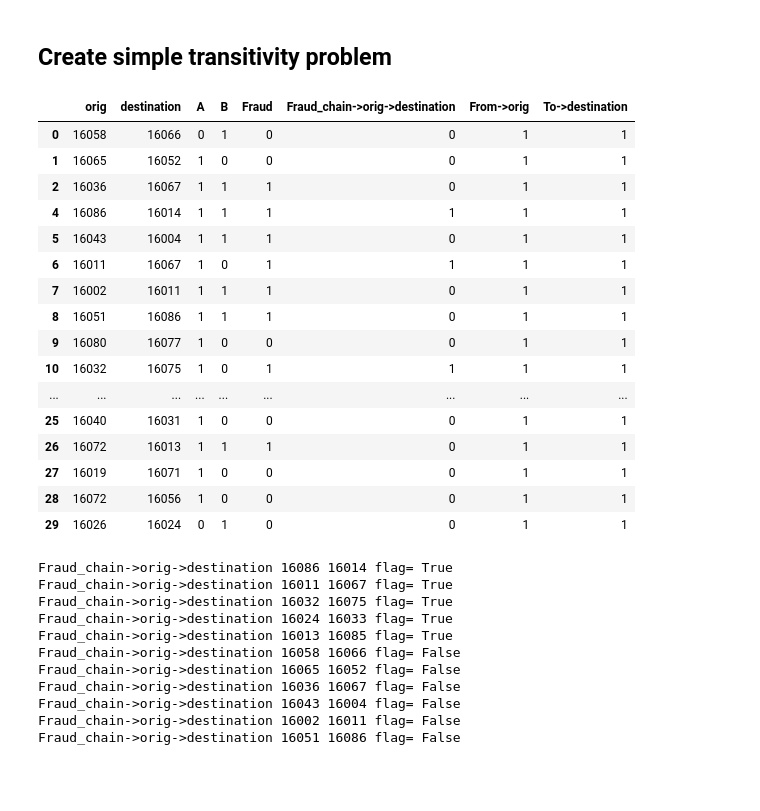
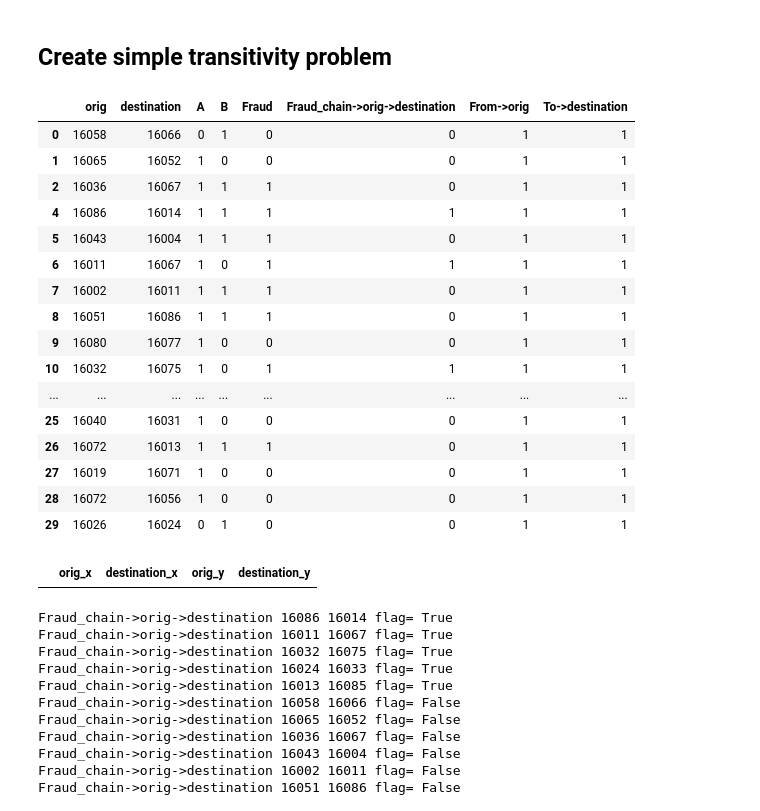
Before and after one commit to wolfbrr/ThesisDS, a Jupyter notebook: create_chain_fraud_no_merchants.ipynb, the cells around one changed output. Drawn from its saved outputs; the diff is of its cells as text; code cells hidden in the pictures; blank space fills up the shorter version.

```diff
--- a/create_chain_fraud_no_merchants.ipynb
+++ b/create_chain_fraud_no_merchants.ipynb
@@ -164,26 +164,31 @@ To->destination 28 16056 flag= True
 To->destination 29 16024 flag= True
 # %% [markdown]
 ## Create simple transitivity problem
+# %%
+df
+# %% [output]
+|  | orig | destination | A | B | Fraud | Fraud_chain->orig->destination | From->orig | To->destination |
+| 0 | 16058 | 16066 | 0 | 1 | 0 | 0 | 1 | 1 |
+| 1 | 16065 | 16052 | 1 | 0 | 0 | 0 | 1 | 1 |
+| 2 | 16036 | 16067 | 1 | 1 | 1 | 0 | 1 | 1 |
+| 4 | 16086 | 16014 | 1 | 1 | 1 | 1 | 1 | 1 |
+| 5 | 16043 | 16004 | 1 | 1 | 1 | 0 | 1 | 1 |
+| 6 | 16011 | 16067 | 1 | 0 | 1 | 1 | 1 | 1 |
+| 7 | 16002 | 16011 | 1 | 1 | 1 | 0 | 1 | 1 |
+| 8 | 16051 | 16086 | 1 | 1 | 1 | 0 | 1 | 1 |
+| 9 | 16080 | 16077 | 1 | 0 | 0 | 0 | 1 | 1 |
+| 10 | 16032 | 16075 | 1 | 0 | 1 | 1 | 1 | 1 |
+| ... | ... | ... | ... | ... | ... | ... | ... | ... |
+| 25 | 16040 | 16031 | 1 | 0 | 0 | 0 | 1 | 1 |
+| 26 | 16072 | 16013 | 1 | 1 | 1 | 0 | 1 | 1 |
+| 27 | 16019 | 16071 | 1 | 0 | 0 | 0 | 1 | 1 |
+| 28 | 16072 | 16056 | 1 | 0 | 0 | 0 | 1 | 1 |
+| 29 | 16026 | 16024 | 0 | 1 | 0 | 0 | 1 | 1 |
 # %%
-df
+pd.merge(df[['orig','destination']], df[['orig','destination']], \
+                            how='inner', left_on=['orig', 'destination'], right_on=['destination','orig'])
 # %% [output]
-|  | orig | destination | A | B | Fraud | Fraud_chain->orig->destination | From->orig | To->destination |
-| 0 | 16058 | 16066 | 0 | 1 | 0 | 0 | 1 | 1 |
-| 1 | 16065 | 16052 | 1 | 0 | 0 | 0 | 1 | 1 |
-| 2 | 16036 | 16067 | 1 | 1 | 1 | 0 | 1 | 1 |
-| 4 | 16086 | 16014 | 1 | 1 | 1 | 1 | 1 | 1 |
-| 5 | 16043 | 16004 | 1 | 1 | 1 | 0 | 1 | 1 |
-| 6 | 16011 | 16067 | 1 | 0 | 1 | 1 | 1 | 1 |
-| 7 | 16002 | 16011 | 1 | 1 | 1 | 0 | 1 | 1 |
-| 8 | 16051 | 16086 | 1 | 1 | 1 | 0 | 1 | 1 |
-| 9 | 16080 | 16077 | 1 | 0 | 0 | 0 | 1 | 1 |
-| 10 | 16032 | 16075 | 1 | 0 | 1 | 1 | 1 | 1 |
-| ... | ... | ... | ... | ... | ... | ... | ... | ... |
-| 25 | 16040 | 16031 | 1 | 0 | 0 | 0 | 1 | 1 |
-| 26 | 16072 | 16013 | 1 | 1 | 1 | 0 | 1 | 1 |
-| 27 | 16019 | 16071 | 1 | 0 | 0 | 0 | 1 | 1 |
-| 28 | 16072 | 16056 | 1 | 0 | 0 | 0 | 1 | 1 |
-| 29 | 16026 | 16024 | 0 | 1 | 0 | 0 | 1 | 1 |
+|  | orig_x | destination_x | orig_y | destination_y |
 # %%
 df['Fraud->orig->destination']=df['Fraud']
 df['Transfer->orig->destination']=1
```
Also changed, not shown: parts of 1 cell of this notebook, 9 other files.
